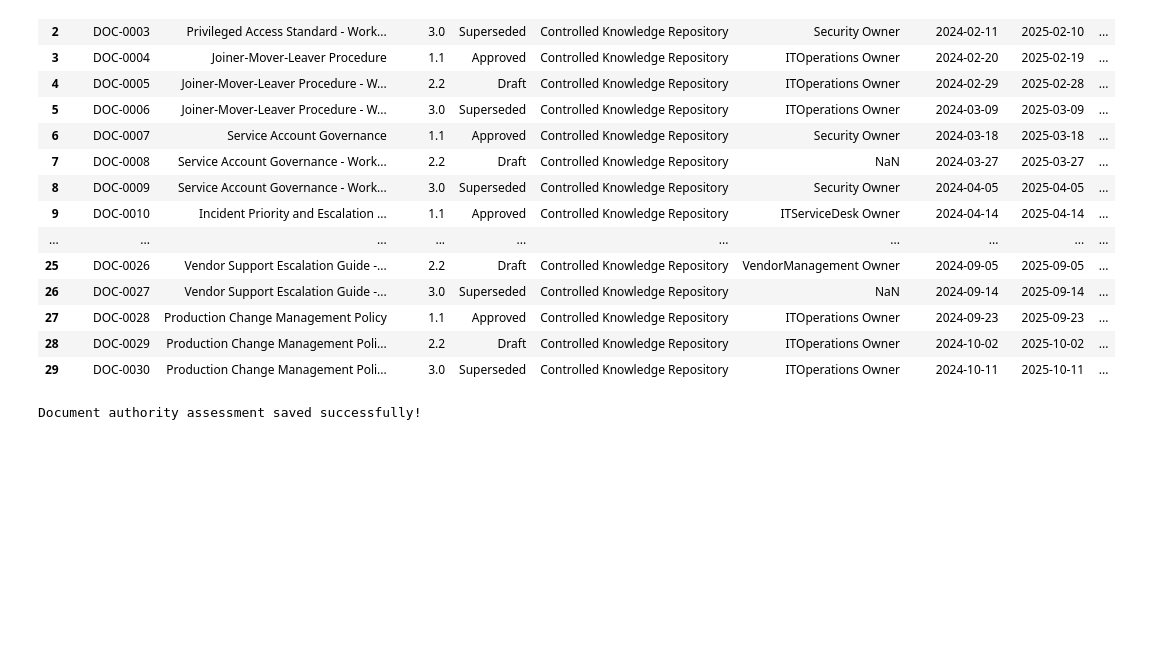
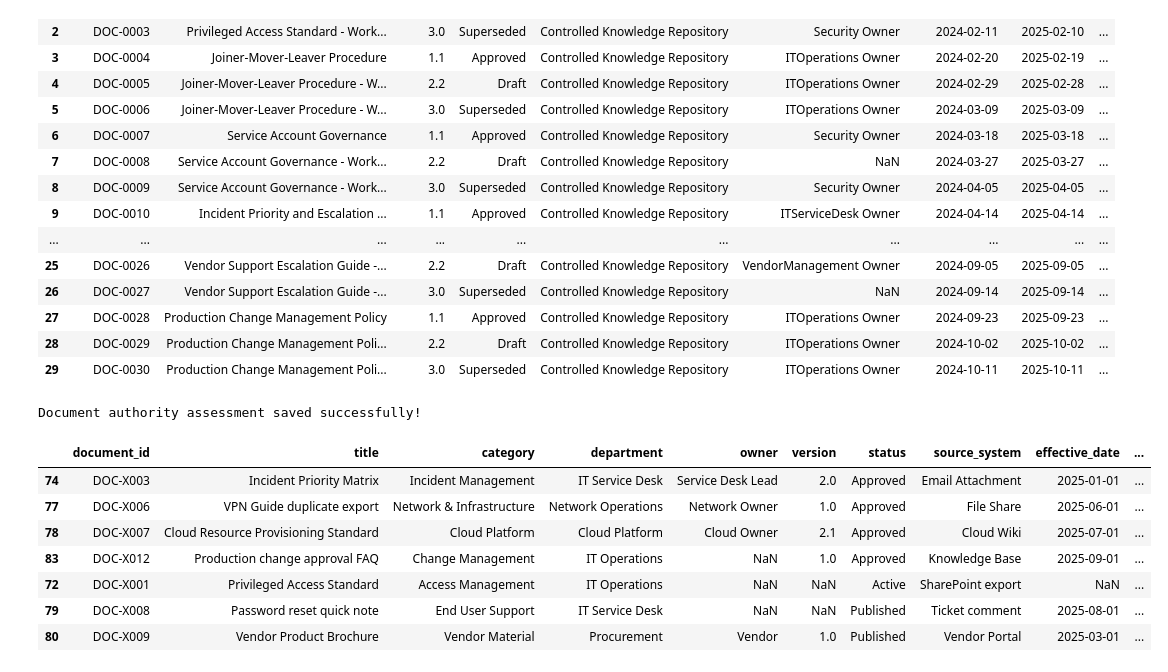
Before and after one commit to anurag-insights/RAG-Based-AI-Document-Assistant-, a Jupyter notebook: notebooks/02_Data_Cleaning.ipynb, the cells around one changed output. Cells and saved outputs as stored; diff of their text form; code cells hidden in the pictures; blank space fills up the shorter version.

Commit message:
investigated the four external approved records and three other records

```diff
--- a/notebooks/02_Data_Cleaning.ipynb
+++ b/notebooks/02_Data_Cleaning.ipynb
@@ -961,3 +961,42 @@ authority_review.to_csv(
 print("Document authority assessment saved successfully!")
 # %% [output]
 Document authority assessment saved successfully!
+# %%
+
+authority_exceptions = clean_df[
+    clean_df["authority_class"].isin([
+        "External Approved",
+        "Other"
+    ])
+].copy()
+
+exception_columns = [
+    "document_id",
+    "title",
+    "category",
+    "department",
+    "owner",
+    "version",
+    "status",
+    "source_system",
+    "effective_date",
+    "review_date",
+    "access_level",
+    "duplicate_group_id",
+    "authority_class"
+]
+
+display(
+    authority_exceptions[exception_columns].sort_values(
+        ["authority_class", "document_id"]
+    )
+)
+# %% [output]
+|  | document_id | title | category | department | owner | version | status | source_system | effective_date | ... |
+| 74 | DOC-X003 | Incident Priority Matrix | Incident Management | IT Service Desk | Service Desk Lead | 2.0 | Approved | Email Attachment | 2025-01-01 | ... |
+| 77 | DOC-X006 | VPN Guide duplicate export | Network & Infrastructure | Network Operations | Network Owner | 1.0 | Approved | File Share | 2025-06-01 | ... |
+| 78 | DOC-X007 | Cloud Resource Provisioning Standard | Cloud Platform | Cloud Platform | Cloud Owner | 2.1 | Approved | Cloud Wiki | 2025-07-01 | ... |
+| 83 | DOC-X012 | Production change approval FAQ | Change Management | IT Operations | NaN | 1.0 | Approved | Knowledge Base | 2025-09-01 | ... |
+| 72 | DOC-X001 | Privileged Access Standard | Access Management | IT Operations | NaN | NaN | Active | SharePoint export | NaN | ... |
+| 79 | DOC-X008 | Password reset quick note | End User Support | IT Service Desk | NaN | NaN | Published | Ticket comment | 2025-08-01 | ... |
+| 80 | DOC-X009 | Vendor Product Brochure | Vendor Material | Procurement | Vendor | 1.0 | Published | Vendor Portal | 2025-03-01 | ... |
```
Also changed, not shown: parts of 2 cells of this notebook.
